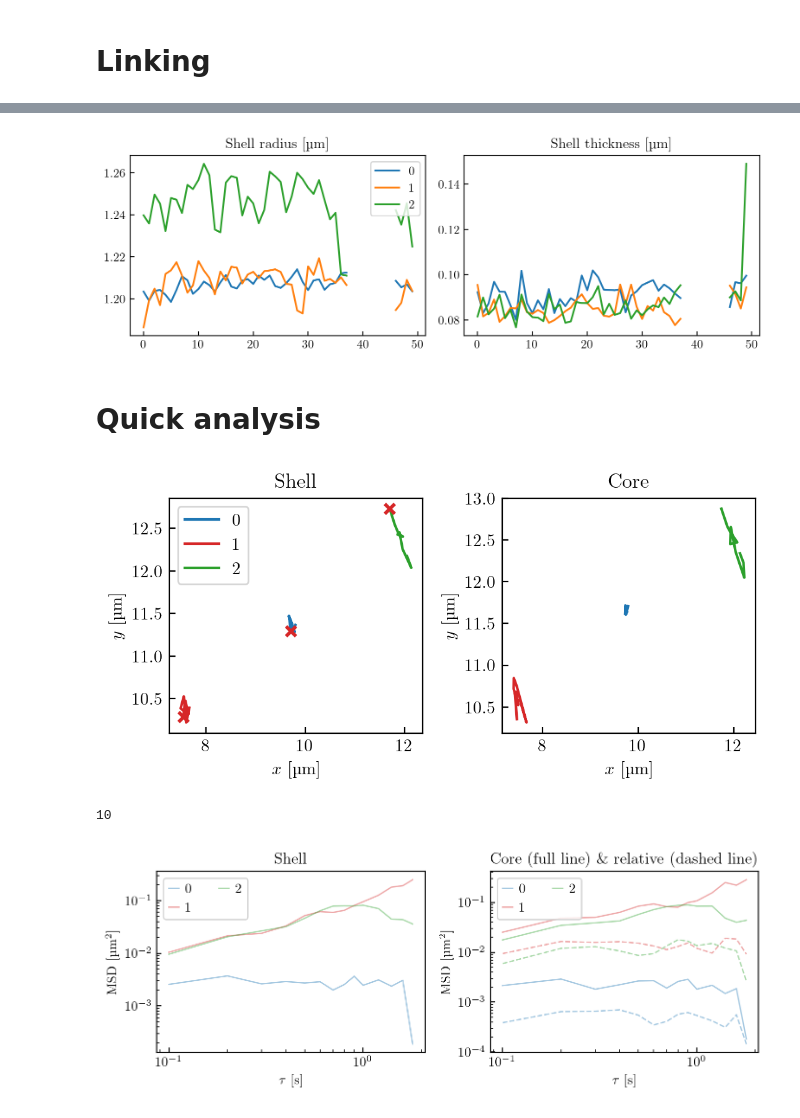
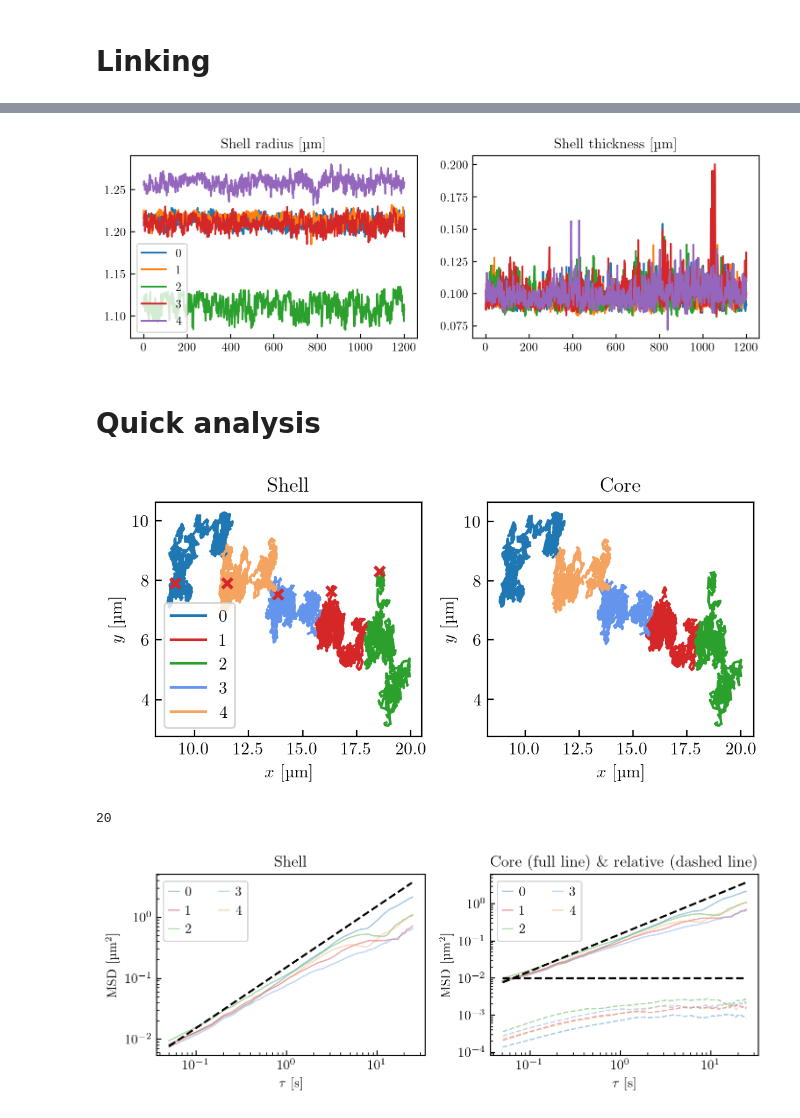
Before and after one commit to nicofares/wraptrack, a Jupyter notebook: wraptrack_coreshell_chain/chain_tracking.ipynb, the cells around one changed output, grey strips where cells are left out. Cells and saved outputs as stored; diff of their text form; code cells hidden in the pictures.

```diff
--- a/wraptrack_coreshell_chain/chain_tracking.ipynb
+++ b/wraptrack_coreshell_chain/chain_tracking.ipynb
@@ -65,21 +65,24 @@ already_saved = False
 #
 # %%
 # Where to find the data
-path2vid = '/home/nfares/postdoc/experiments/data/Rattler/20261006_rattler_diffusing_in_dextran/chain/fluto005_fps_10Hz_calib_44nm_light_440nm_intensity_50percent.tif'
+path2vid = '/home/nfares/postdoc/experiments/data/Chain/20261109_fps_20Hz_px_44nm/chain_5_p/1/'
 
 # Frame rate
-fps = 10
+fps = 20
 
 # Pixel size (in m)
 px = 44e-9
 
 # Name to save
 
-index = path2vid[::-1].find('/')
-path2save = path2vid[:-index:] + 'trajectories_' + path2vid[-index:path2vid.find('.tif'):] + '_fps_{0}Hz_px_{1}nm'.format(int(fps), int(px*1e9))
-print(path2save)
+# index = path2vid[::-1].find('/')
+# path2save = path2vid[:-index:] + 'trajectories_' + path2vid[-index:path2vid.find('.tif'):] + '_fps_{0}Hz_px_{1}nm'.format(int(fps), int(px*1e9))
+# print(path2save)
 
 # index = path2vid.find('iro')
 # path2save = path2vid[:index:] + 'trajectories_' + path2vid[index:-1:] + '_fps_{0}Hz_px_{1}nm'.format(int(fps), int(px*1e9))
 # print(path2save)
+
+path2save = path2vid[:-2:] + 'trajectories_' + path2vid[-2:-1:] + '_fps_{0}Hz_px_{1}nm'.format(int(fps), int(px*1e9))
+print(path2save)
 # %% [output]
@@ -313,11 +316,15 @@ del particles, rows
 # Parameters
 
 # Number of particles to be tracked
-N_particles = 3
+N_particles = 5
+
+# Initial guess: start each frame from the particles found in the previous one
+# (much faster). False = full search on every frame, as before.
+USE_PREVIOUS = True
 
 # Images to track
 start = 0
-stop = 50
+stop = 1201
 step = 1
 
 # Number of images
@@ -375,6 +386,7 @@ def tracker(stack, fps, ysize, start, stop, step, N_particles, ring_radius, min_
 # %%
 tracked = []
 frames_with_missing_p = []
+previous = None  # last frame in which all particles were found
 
 for i in tqdm(range(start, stop, step)):
     img = stack[i]
@@ -388,7 +400,11 @@ for i in tqdm(range(start, stop, step)):
             range_upper_px=RANGE_UPPER_PX,
             # fixed_params={"a": 27, "sigma": 2},
         ),
+        previous=previous if USE_PREVIOUS else None,
     )
+
+    if len(particles) == N_particles:
+        previous = particles
     rows = particles_to_rows(particles, i, fps, ysize)
 
     # If we miss particles, we do not keep the positions of the chain
@@ -530,7 +546,7 @@ ax2.set_title(r'Shell thickness [µm]')
 plt.tight_layout()
 plt.show()
 # %% [output]
-[figure, old version]
+[figure, new version]
 # %%
 # fig.savefig('radii_without_uint8_conversion.pdf')
 # %%
@@ -548,7 +567,7 @@ if not(already_saved):
 # %% [markdown]
 # Quick analysis
 # %%
-colors = ['tab:blue', 'tab:red', 'tab:green', 'cornerflowerblue', 'sandybrown']
+colors = ['tab:blue', 'tab:red', 'tab:green', 'cornflowerblue', 'sandybrown']
 # %%
 fig, [ax1, ax2] = plt.subplots(1, 2, figsize=(14/2.54, 7/2.54))
 
@@ -570,7 +589,7 @@ ax2.set(xlabel=r'$x$ [\textmu m]', ylabel=r'$y$ [\textmu m]', title='Core')
 plt.tight_layout()
 plt.show()
 # %% [output]
-[figure, old version]
+[figure, new version]
 # %%
 def moment(n, x, t, return_std = False, retrieve_mean = False, mean_abs = False):
     """
@@ -602,7 +621,7 @@ def moment(n, x, t, return_std = False, retrieve_mean = False, mean_abs = False)
 # %%
 print(fps)
 # %% [output]
-10
+20
 # %%
 # Define time lags
 dframes = np.concatenate((np.arange(1, 10, 1), np.arange(10, 100, 2), np.arange(100, 500, 5)))
@@ -640,35 +659,37 @@ fig = plt.figure(figsize=(18/2.54, 7/2.54))
 
 nlin = 1
 ncol = 2
 ax1 = fig.add_subplot(nlin, ncol, 1)
 ax2 = fig.add_subplot(nlin, ncol, 2)
 
 # ====================================================================================================
 # === msds
 # ===================================
 
 for i, p in enumerate(p_ids):
     ax1.plot(MSDs[:,0,i], MSDs[:,1,i] * 1e12, ls='-', c=colors[i], alpha=0.4, lw=1, label=str(p))
     ax2.plot(MSDs[:,0,i], MSDs[:,2,i] * 1e12, ls='-', c=colors[i], alpha=0.4, lw=1, label=str(p))
     ax2.plot(MSDs[:,0,i], MSDs[:,3,i] * 1e12, ls='--', c=colors[i], alpha=0.4, lw=1)
 
 
-ax.plot(dtimes[:-2], 2 * 0.36 * (4e-21) / (6*np.pi*0.001*1e-6) * dtimes[:-2] * 1e12, ls='--', c='k')
+ax1.plot(dtimes[:-2], 2 * 0.36 * (4e-21) / (6*np.pi*0.001*1e-6) * dtimes[:-2] * 1e12, ls='--', c='k')
+ax2.plot(dtimes[:-2], 2 * 0.36 * (4e-21) / (6*np.pi*0.001*1e-6) * dtimes[:-2] * 1e12, ls='--', c='k')
+ax2.plot(dtimes[:-2], (100e-9)**2 * np.ones_like(dtimes[:-2]) * 1e12, ls='--', c='k')
 
 # ====================================================================================================
 # === labels
 # ===================================
 
 ax1.legend(loc='upper left', ncol=2, handlelength=0.75, handletextpad=0.5)
 ax1.set(xlabel=r'$\tau$ [s]', ylabel=r'MSD [\textmu$\mathrm{m^2}$]', xscale='log', yscale='log', title='Shell')
 ax2.legend(loc='upper left', ncol=2, handlelength=0.75, handletextpad=0.5)
 ax2.set(xlabel=r'$\tau$ [s]', ylabel=r'MSD [\textmu$\mathrm{m^2}$]', xscale='log', yscale='log', title=r'Core (full line) \& relative (dashed line)')
 
 
 plt.tight_layout()
 plt.show()
 # %% [output]
-[figure, old version]
+[figure, new version]
 # %%
 def pdf(data, bins=10, density=True, range=None):
     pdf, bins_edge = np.histogram(
```
Also changed, not shown: parts of 16 cells of this notebook, 2 other files.
